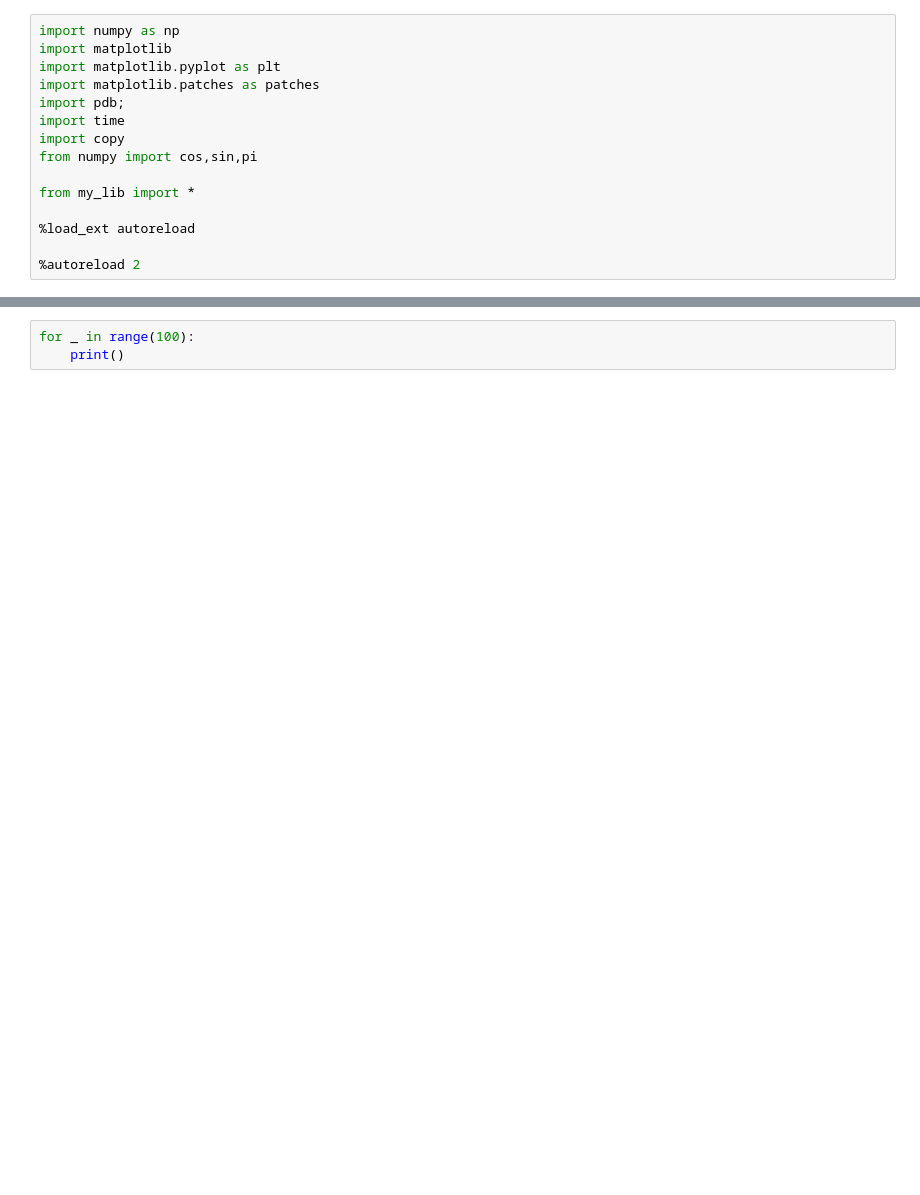
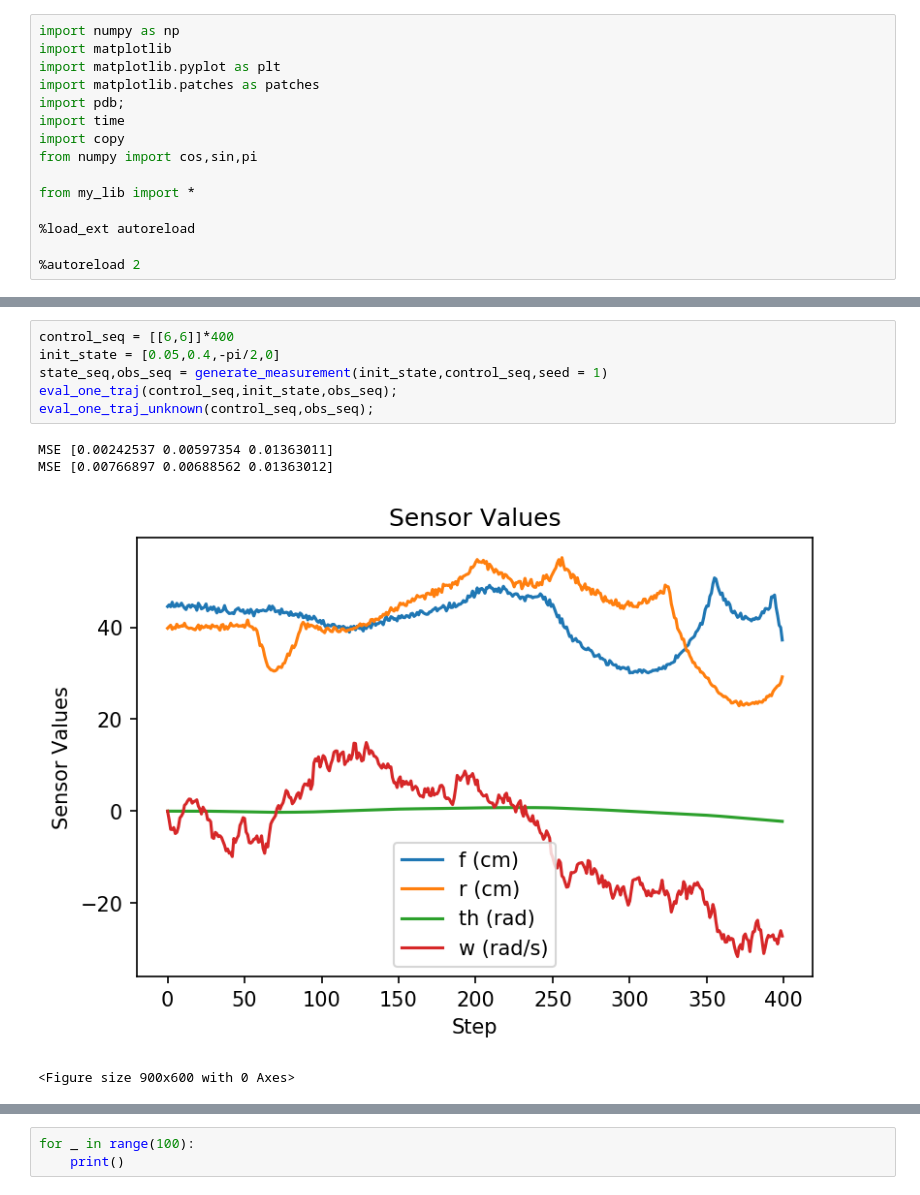
Before and after one commit to samer1248/ECE209AS-Lab3, a Jupyter notebook: project3_tests.ipynb, the cells around one changed output, grey strips where cells are left out. Saved outputs shown, nothing was run; the diff lists cells and outputs as text; blank space fills up the shorter version.

```diff
--- a/project3_tests.ipynb
+++ b/project3_tests.ipynb
@@ -122,0 +140,11 @@ MSE [0.08677895 0.24690048 0.02273615]
+# %%
+control_seq = [[6,6]]*400
+init_state = [0.05,0.4,-pi/2,0]
+state_seq,obs_seq = generate_measurement(init_state,control_seq,seed = 1)
+eval_one_traj(control_seq,init_state,obs_seq);
+eval_one_traj_unknown(control_seq,obs_seq);
+# %% [output]
+MSE [0.00242537 0.00597354 0.01363011]
+MSE [0.00766897 0.00688562 0.01363012]
+[figure, added]
+<Figure size 900x600 with 0 Axes>
```
Also changed, not shown: parts of 9 cells of this notebook, 4 other files.
